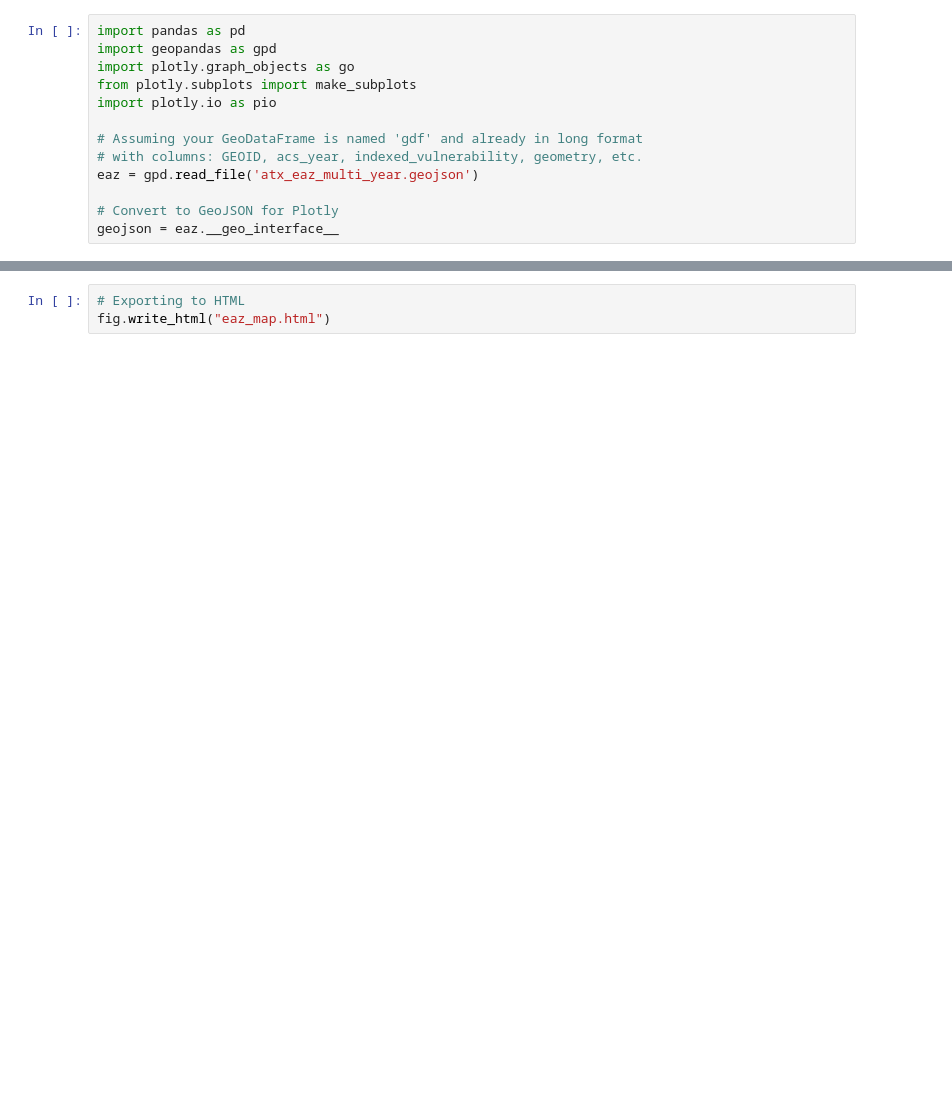
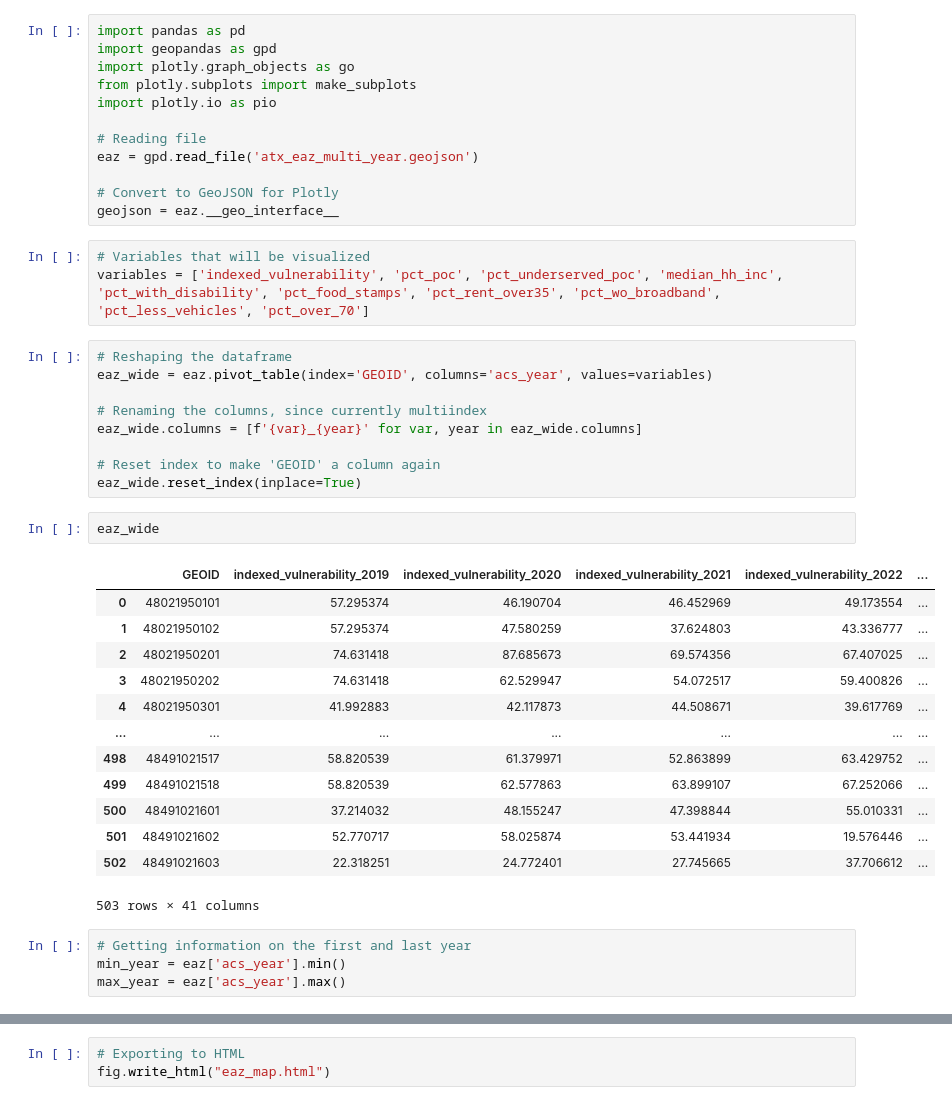
Before and after one commit to cityofaustin/dts-equity-analysis-zones, a Jupyter notebook: maps/eaz_comparison.ipynb, the cells around one changed output, grey strips where cells are left out. Drawn from its saved outputs; the diff is of its cells as text; blank space fills up the shorter version.

```diff
--- a/maps/eaz_comparison.ipynb
+++ b/maps/eaz_comparison.ipynb
@@ -5,9 +5,40 @@ import plotly.graph_objects as go
 from plotly.subplots import make_subplots
 import plotly.io as pio
 
-# Assuming your GeoDataFrame is named 'gdf' and already in long format
-# with columns: GEOID, acs_year, indexed_vulnerability, geometry, etc.
+# Reading file
 eaz = gpd.read_file('atx_eaz_multi_year.geojson')
 
 # Convert to GeoJSON for Plotly
 geojson = eaz.__geo_interface__
+# %%
+# Variables that will be visualized
+variables = ['indexed_vulnerability', 'pct_poc', 'pct_underserved_poc', 'median_hh_inc', 'pct_with_disability', 'pct_food_stamps', 'pct_rent_over35', 'pct_wo_broadband', 'pct_less_vehicles', 'pct_over_70']
+# %%
+# Reshaping the dataframe
+eaz_wide = eaz.pivot_table(index='GEOID', columns='acs_year', values=variables)
+
+# Renaming the columns, since currently multiindex
+eaz_wide.columns = [f'{var}_{year}' for var, year in eaz_wide.columns]
+
+# Reset index to make 'GEOID' a column again
+eaz_wide.reset_index(inplace=True)
+# %%
+eaz_wide
+# %% [output]
+|  | GEOID | indexed_vulnerability_2019 | indexed_vulnerability_2020 | indexed_vulnerability_2021 | indexed_vulnerability_2022 | ... |
+| 0 | 48021950101 | 57.295374 | 46.190704 | 46.452969 | 49.173554 | ... |
+| 1 | 48021950102 | 57.295374 | 47.580259 | 37.624803 | 43.336777 | ... |
+| 2 | 48021950201 | 74.631418 | 87.685673 | 69.574356 | 67.407025 | ... |
+| 3 | 48021950202 | 74.631418 | 62.529947 | 54.072517 | 59.400826 | ... |
+| 4 | 48021950301 | 41.992883 | 42.117873 | 44.508671 | 39.617769 | ... |
+| ... | ... | ... | ... | ... | ... | ... |
+| 498 | 48491021517 | 58.820539 | 61.379971 | 52.863899 | 63.429752 | ... |
+| 499 | 48491021518 | 58.820539 | 62.577863 | 63.899107 | 67.252066 | ... |
+| 500 | 48491021601 | 37.214032 | 48.155247 | 47.398844 | 55.010331 | ... |
+| 501 | 48491021602 | 52.770717 | 58.025874 | 53.441934 | 19.576446 | ... |
+| 502 | 48491021603 | 22.318251 | 24.772401 | 27.745665 | 37.706612 | ... |
+503 rows × 41 columns
+# %%
+# Getting information on the first and last year
+min_year = eaz['acs_year'].min()
+max_year = eaz['acs_year'].max()
```
Also changed, not shown: parts of 20 cells of this notebook, 1 other file.
